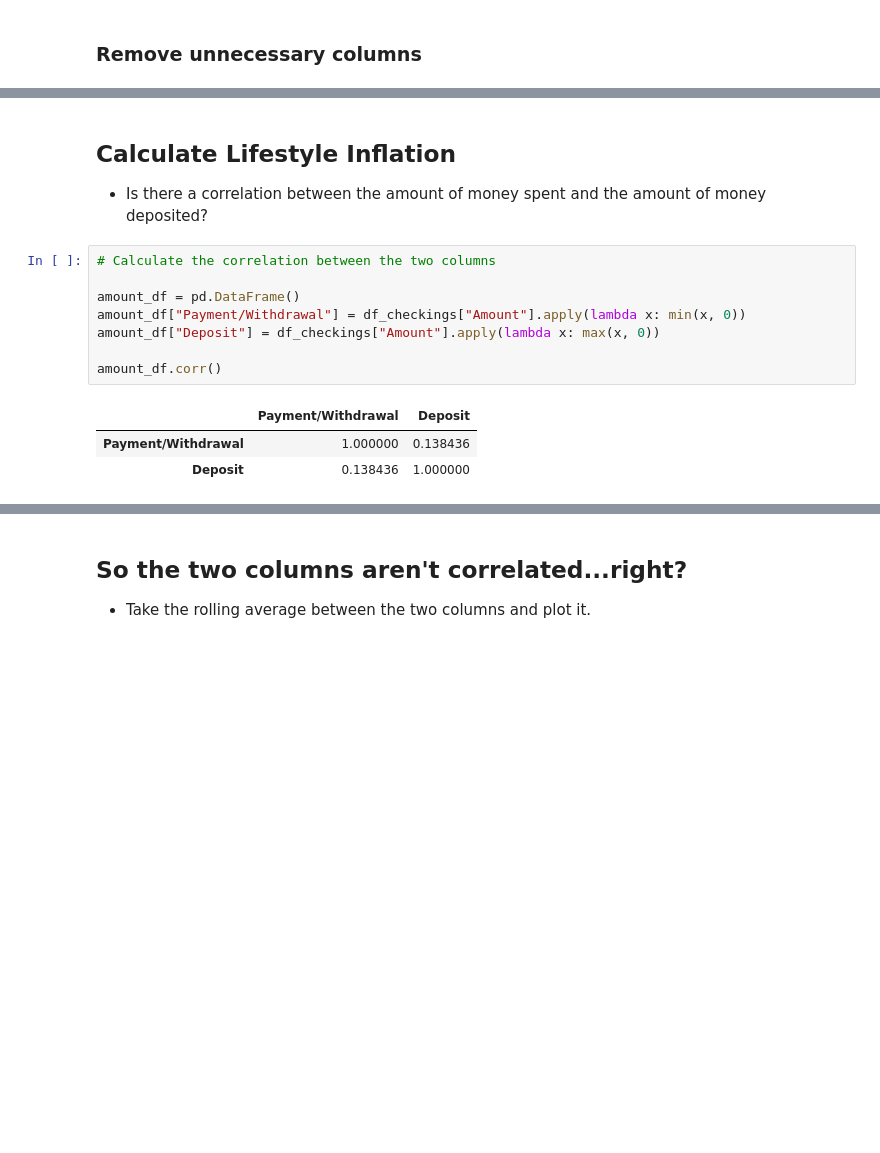
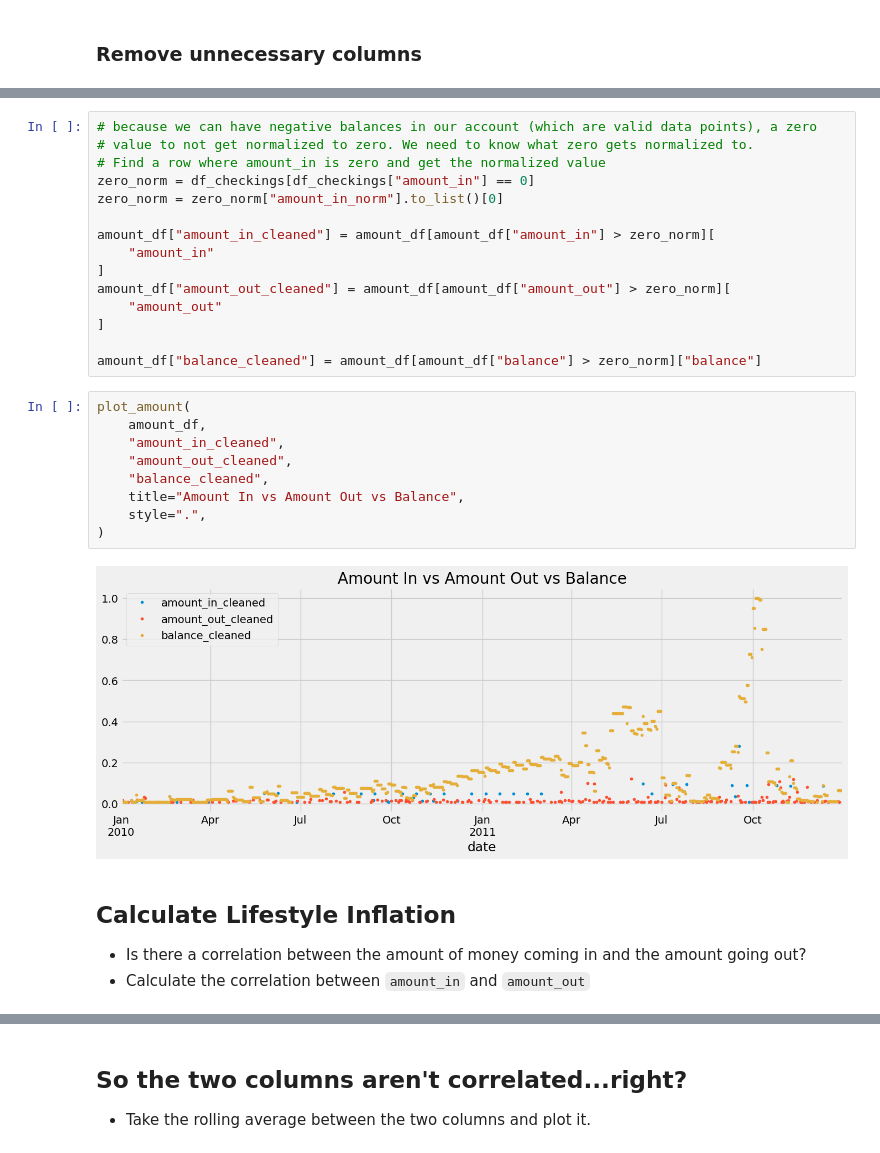
Before and after one commit to RoryGlenn/MachineLearning, a Jupyter notebook: lifestyle_inflation.ipynb, the cells around one changed output, grey strips where cells are left out. Cells and saved outputs as stored; diff of their text form; blank space fills up the shorter version.

```diff
--- a/lifestyle_inflation.ipynb
+++ b/lifestyle_inflation.ipynb
@@ -98,15 +160,30 @@ plt.show()
+# %%
+# because we can have negative balances in our account (which are valid data points), a zero
+# value to not get normalized to zero. We need to know what zero gets normalized to.
+# Find a row where amount_in is zero and get the normalized value
+zero_norm = df_checkings[df_checkings["amount_in"] == 0]
+zero_norm = zero_norm["amount_in_norm"].to_list()[0]
+
+amount_df["amount_in_cleaned"] = amount_df[amount_df["amount_in"] > zero_norm][
+    "amount_in"
+]
+amount_df["amount_out_cleaned"] = amount_df[amount_df["amount_out"] > zero_norm][
+    "amount_out"
+]
+
+amount_df["balance_cleaned"] = amount_df[amount_df["balance"] > zero_norm]["balance"]
+# %%
+plot_amount(
+    amount_df,
+    "amount_in_cleaned",
+    "amount_out_cleaned",
+    "balance_cleaned",
+    title="Amount In vs Amount Out vs Balance",
+    style=".",
+)
+# %% [output]
+[figure, added]
 # %% [markdown]
 ## Calculate Lifestyle Inflation
-- Is there a correlation between the amount of money spent and the amount of money deposited?
+- Is there a correlation between the amount of money coming in and the amount going out?
+- Calculate the correlation between `amount_in` and `amount_out`
-# %%
-# Calculate the correlation between the two columns
-
-amount_df = pd.DataFrame()
-amount_df["Payment/Withdrawal"] = df_checkings["Amount"].apply(lambda x: min(x, 0))
-amount_df["Deposit"] = df_checkings["Amount"].apply(lambda x: max(x, 0))
-
-amount_df.corr()
-# %% [output]
-|  | Payment/Withdrawal | Deposit |
-| Payment/Withdrawal | 1.000000 | 0.138436 |
-| Deposit | 0.138436 | 1.000000 |
```
Also changed, not shown: parts of 33 cells of this notebook, 3 other files.
